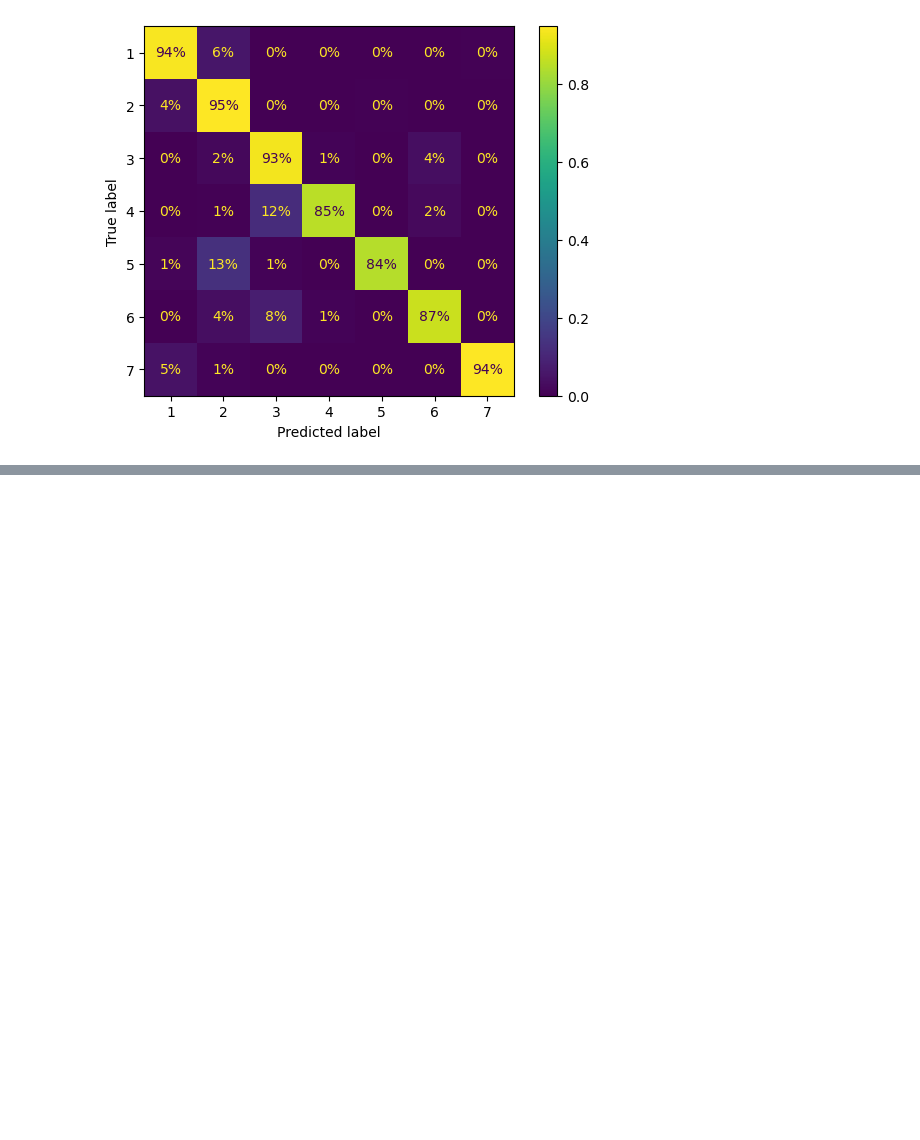
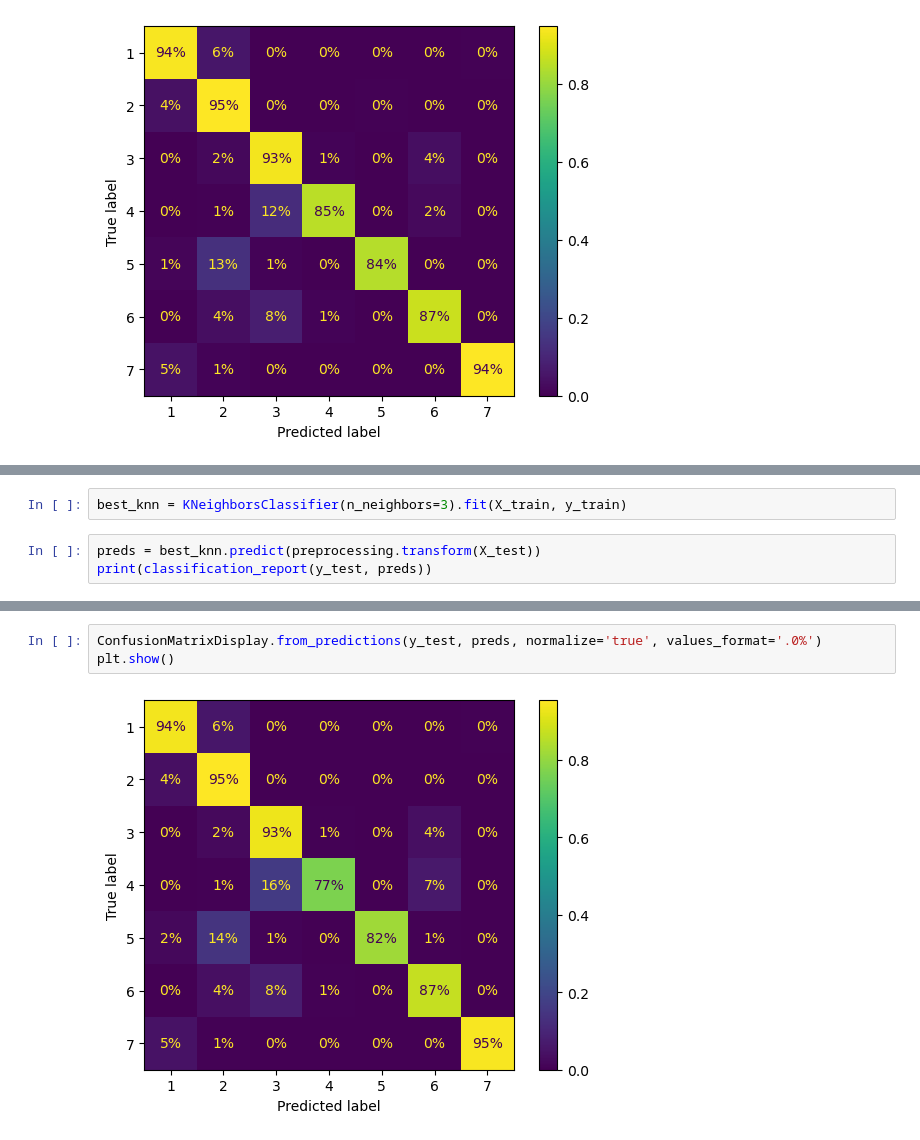
Before and after one commit to FrederickAlmeida/-IF1014-Data-Mining, a Jupyter notebook: Covertype database/models.ipynb, the cells around one changed output, grey strips where cells are left out. Saved outputs shown, nothing was run; the diff lists cells and outputs as text; blank space fills up the shorter version.

```diff
--- a/Covertype database/models.ipynb
+++ b/Covertype database/models.ipynb
@@ -153,0 +200,5 @@ plt.show()
+# %%
+best_knn = KNeighborsClassifier(n_neighbors=3).fit(X_train, y_train)
+# %%
+preds = best_knn.predict(preprocessing.transform(X_test))
+print(classification_report(y_test, preds))
@@ -153,0 +219,5 @@ plt.show()
+# %%
+ConfusionMatrixDisplay.from_predictions(y_test, preds, normalize='true', values_format='.0%')
+plt.show()
+# %% [output]
+[figure, added]
```
Also changed, not shown: parts of 9 cells of this notebook, 2 other files.
